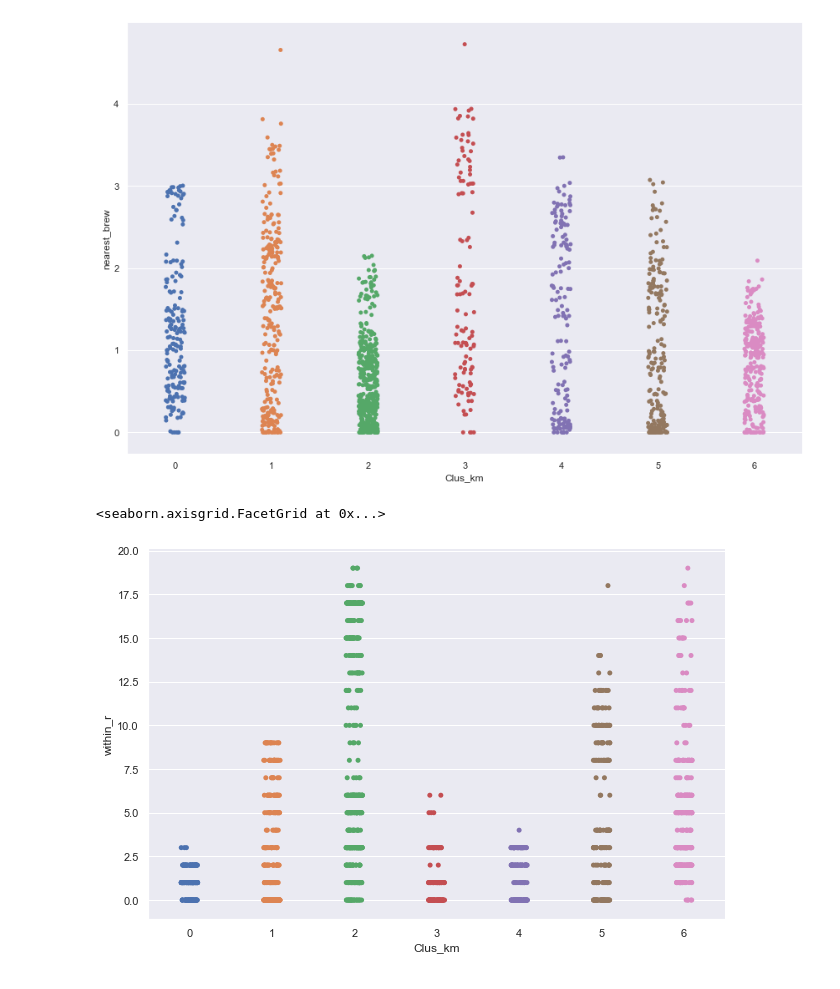
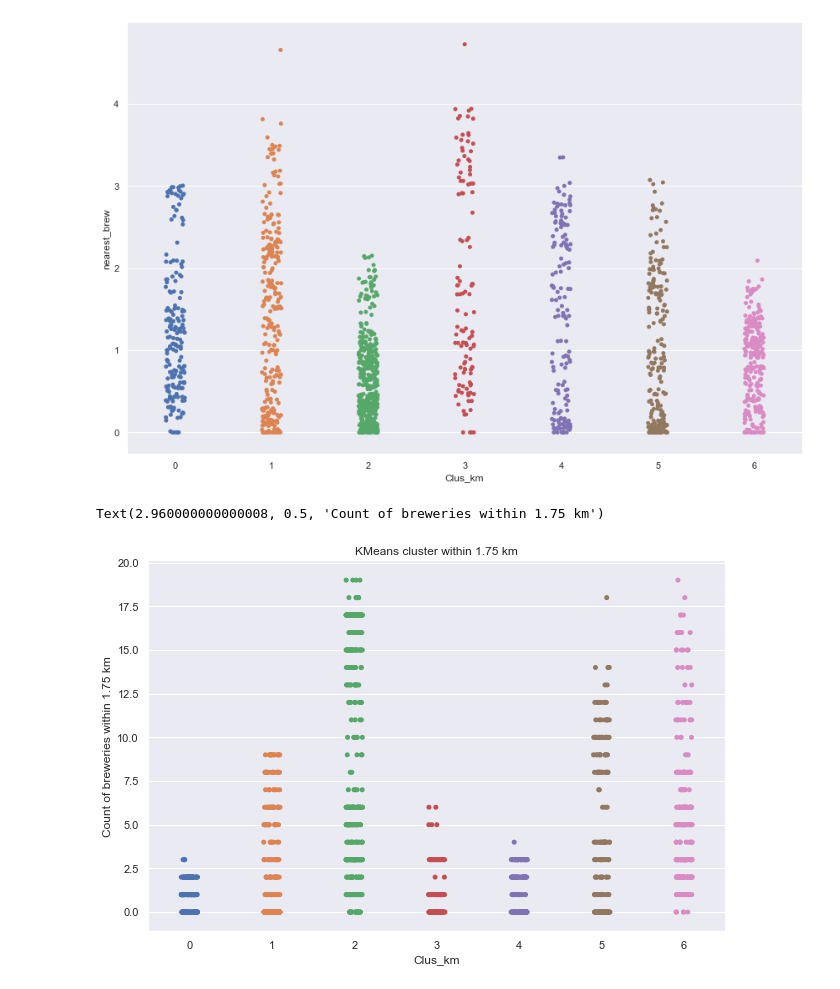
Before and after one commit to no50free/Twin_Cities_Cluster_Analysis, a Jupyter notebook: Capstone Cleaned.ipynb, the cells around one changed output. Drawn from its saved outputs; the diff is of its cells as text; code cells hidden in the pictures.

```diff
--- a/Capstone Cleaned.ipynb
+++ b/Capstone Cleaned.ipynb
@@ -686,6 +700,8 @@ sns.catplot(x='Clus_km', y='nearest_brew', hue='Clus_km', data=gdf, height=8, as
 [figure]
 # %%
 sns.catplot(x='Clus_km', y='within_r', hue='Clus_km', data=gdf, height=6, aspect=1.5)
+plt.title('KMeans cluster within %1.2f km' %radius)
+plt.ylabel('Count of breweries within %1.2f km' %radius)
 # %% [output]
-<seaborn.axisgrid.FacetGrid at 0x...>
+Text(2.960000000000008, 0.5, 'Count of breweries within 1.75 km')
-[figure, old version]
+[figure, new version]
```
Also changed, not shown: parts of 2 cells of this notebook.
